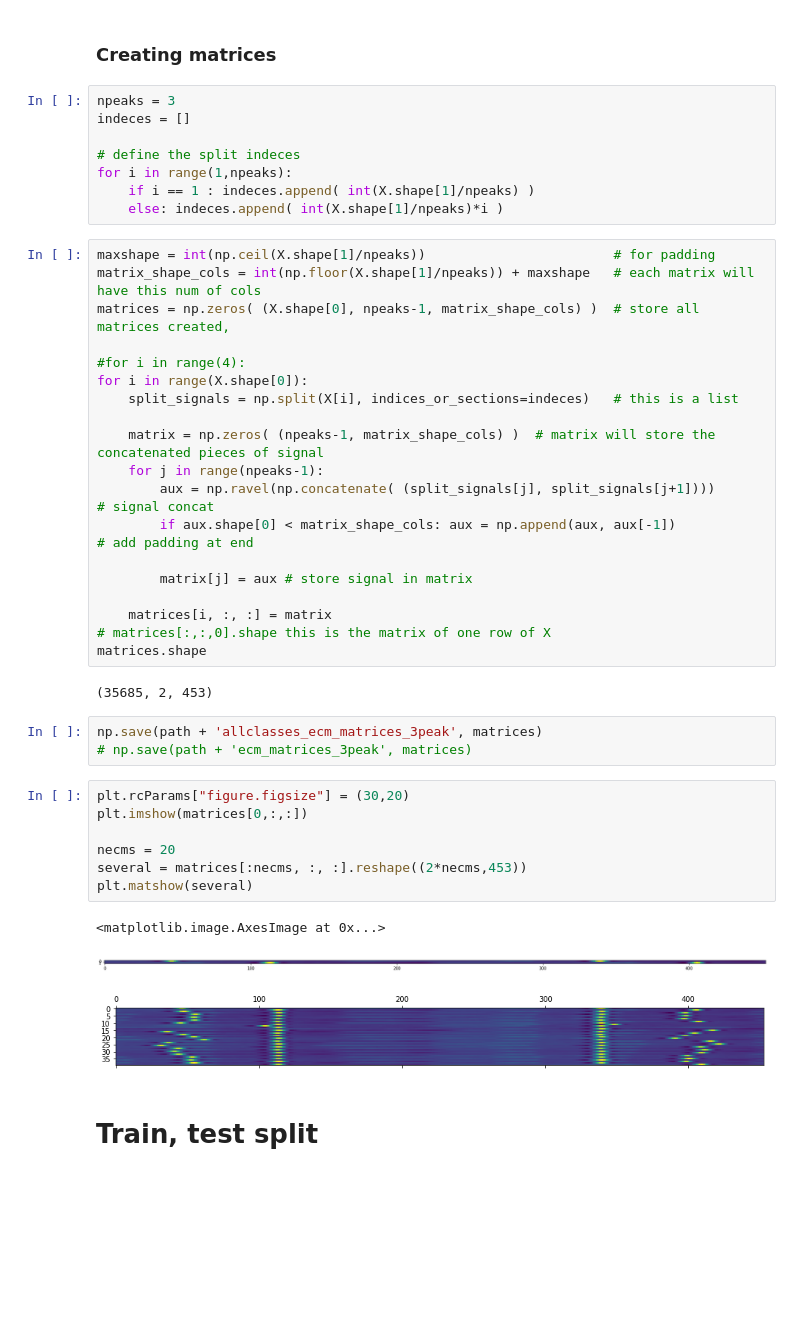
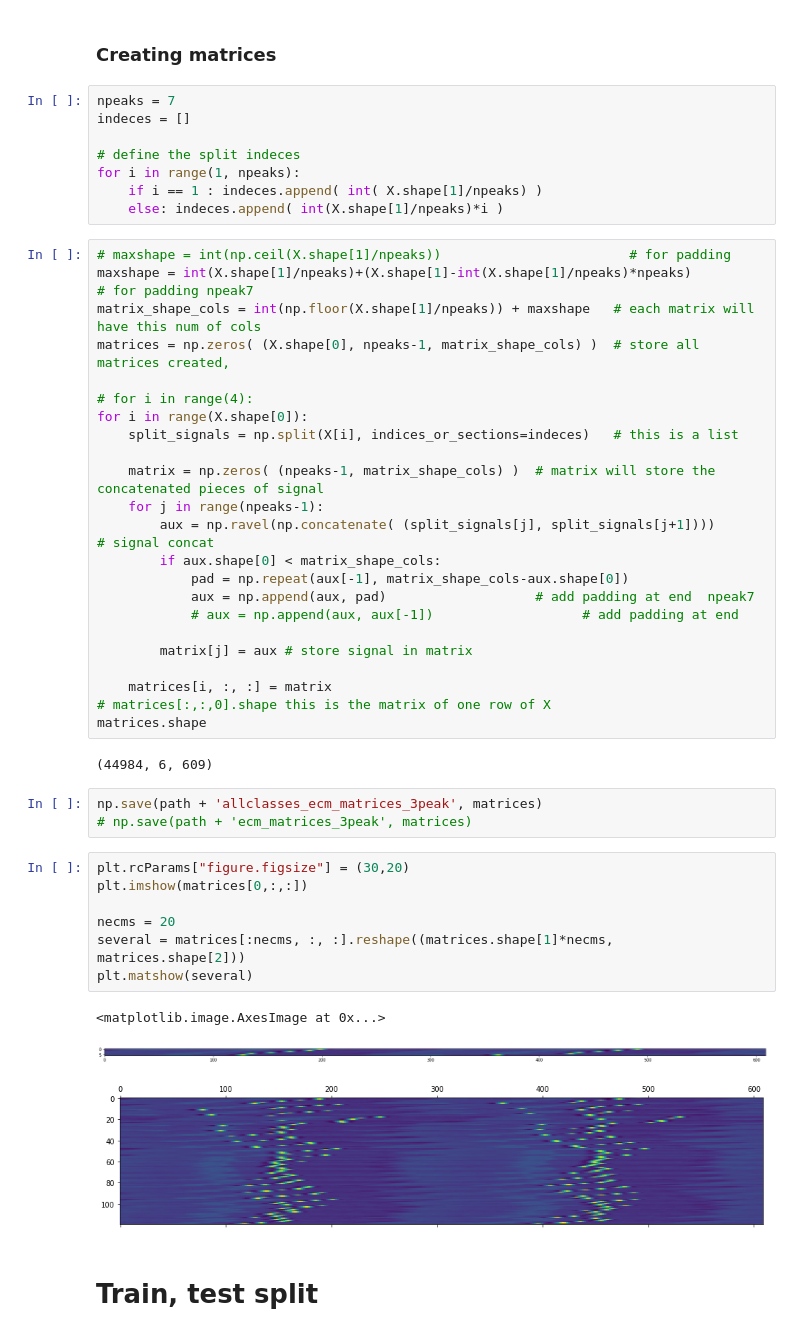
Before and after one commit to fdzcampos/ecg_ecm_classification, a Jupyter notebook: ECG_classification.ipynb, the cells around one changed output. Cells and saved outputs as stored; diff of their text form; blank space fills up the shorter version.

```diff
--- a/ECG_classification.ipynb
+++ b/ECG_classification.ipynb
@@ -472,26 +472,30 @@ for j in range(npeaks-1):
 # %% [markdown]
 ### Creating matrices
 # %%
-npeaks = 3
+npeaks = 7
 indeces = []
 
 # define the split indeces
-for i in range(1,npeaks):
-    if i == 1 : indeces.append( int(X.shape[1]/npeaks) )
+for i in range(1, npeaks):
+    if i == 1 : indeces.append( int( X.shape[1]/npeaks) )
     else: indeces.append( int(X.shape[1]/npeaks)*i )
 # %%
-maxshape = int(np.ceil(X.shape[1]/npeaks))                        # for padding
+# maxshape = int(np.ceil(X.shape[1]/npeaks))                        # for padding
+maxshape = int(X.shape[1]/npeaks)+(X.shape[1]-int(X.shape[1]/npeaks)*npeaks)                        # for padding npeak7
 matrix_shape_cols = int(np.floor(X.shape[1]/npeaks)) + maxshape   # each matrix will have this num of cols
 matrices = np.zeros( (X.shape[0], npeaks-1, matrix_shape_cols) )  # store all matrices created,
 
-#for i in range(4):
+# for i in range(4):
 for i in range(X.shape[0]):
     split_signals = np.split(X[i], indices_or_sections=indeces)   # this is a list
 
     matrix = np.zeros( (npeaks-1, matrix_shape_cols) )  # matrix will store the concatenated pieces of signal
     for j in range(npeaks-1):
         aux = np.ravel(np.concatenate( (split_signals[j], split_signals[j+1])))              # signal concat
-        if aux.shape[0] < matrix_shape_cols: aux = np.append(aux, aux[-1])                   # add padding at end
+        if aux.shape[0] < matrix_shape_cols:
+            pad = np.repeat(aux[-1], matrix_shape_cols-aux.shape[0])
+            aux = np.append(aux, pad)                   # add padding at end  npeak7
+            # aux = np.append(aux, aux[-1])                   # add padding at end
 
         matrix[j] = aux # store signal in matrix
 
@@ -499,21 +503,21 @@ for i in range(X.shape[0]):
 # matrices[:,:,0].shape this is the matrix of one row of X
 matrices.shape
 # %% [output]
-(35685, 2, 453)
+(44984, 6, 609)
 # %%
 np.save(path + 'allclasses_ecm_matrices_3peak', matrices)
 # np.save(path + 'ecm_matrices_3peak', matrices)
 # %%
 plt.rcParams["figure.figsize"] = (30,20)
 plt.imshow(matrices[0,:,:])
 
 necms = 20
-several = matrices[:necms, :, :].reshape((2*necms,453))
+several = matrices[:necms, :, :].reshape((matrices.shape[1]*necms, matrices.shape[2]))
 plt.matshow(several)
 # %% [output]
 <matplotlib.image.AxesImage at 0x...>
-[figure, old version]
+[figure, new version]
-[figure, old version]
+[figure, new version]
 # %% [markdown]
 # Train, test split
 # %%
```
Also changed, not shown: parts of 38 cells of this notebook.
